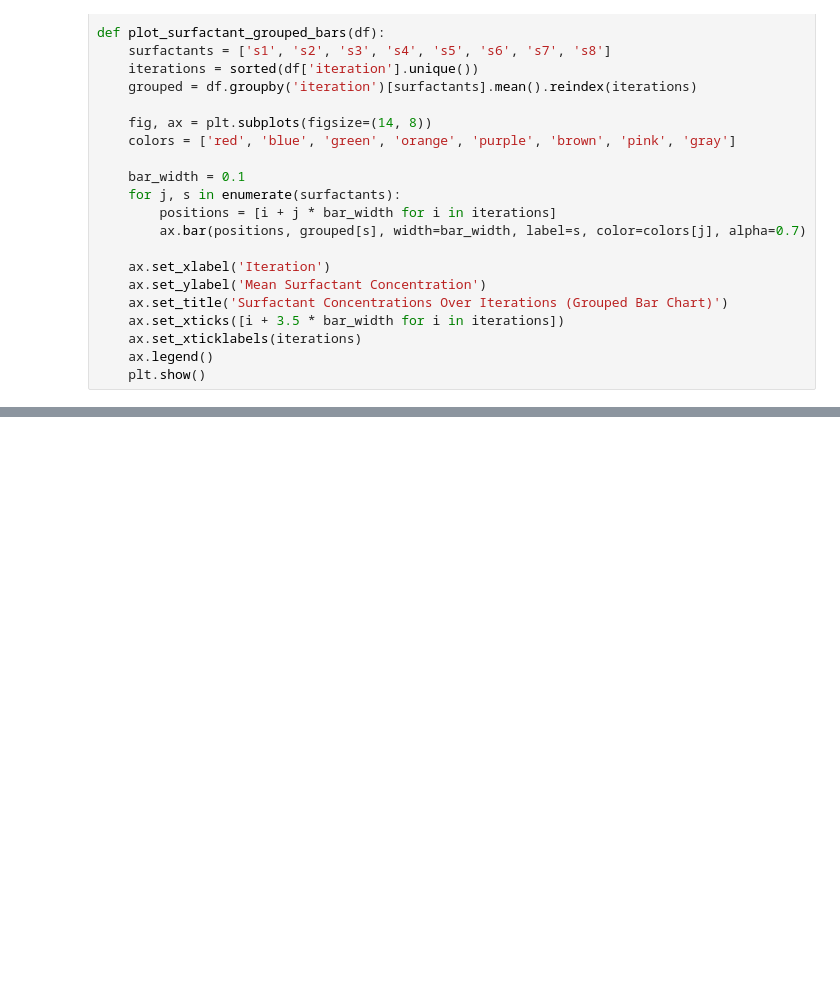
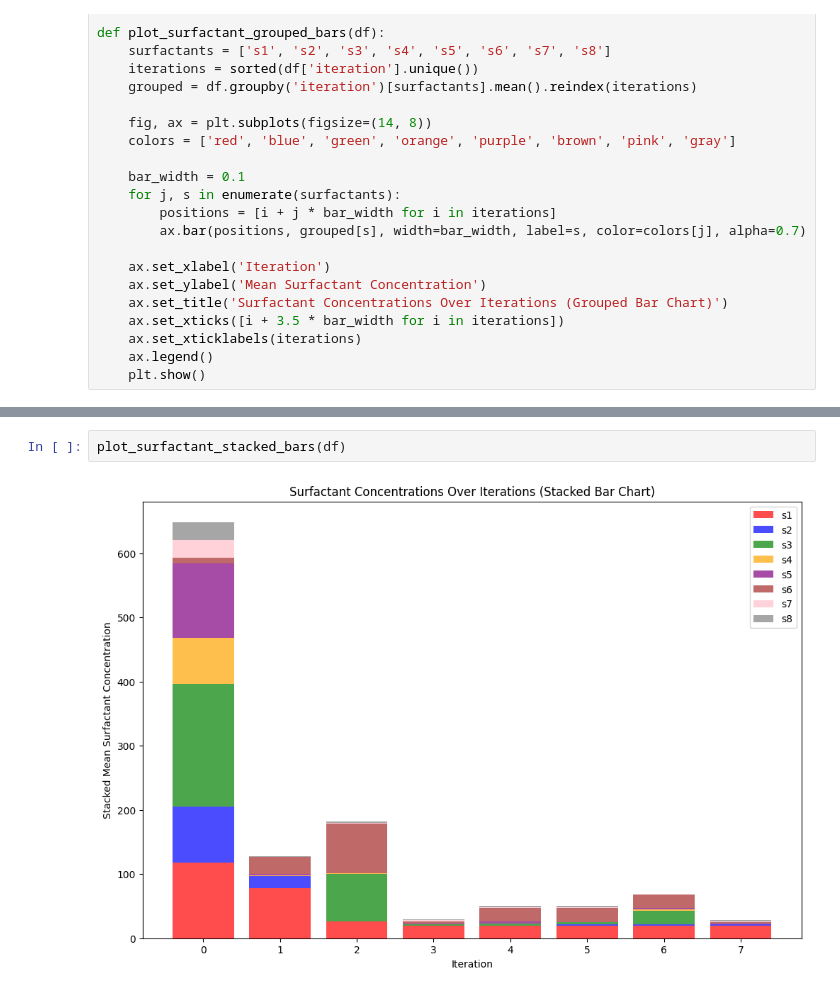
Before and after one commit to zeqingbaosdl5/drug-surfactant, a Jupyter notebook: data_analysis/data_analysis.ipynb, the cells around one changed output, grey strips where cells are left out. Drawn from its saved outputs; the diff is of its cells as text; blank space fills up the shorter version.

```diff
--- a/data_analysis/data_analysis.ipynb
+++ b/data_analysis/data_analysis.ipynb
@@ -251,0 +255,4 @@ plot_surfactant_grouped_bars(df)
+# %%
+plot_surfactant_stacked_bars(df)
+# %% [output]
+[figure, added]
```
Also changed, not shown: parts of 12 cells of this notebook, 2 other files.
